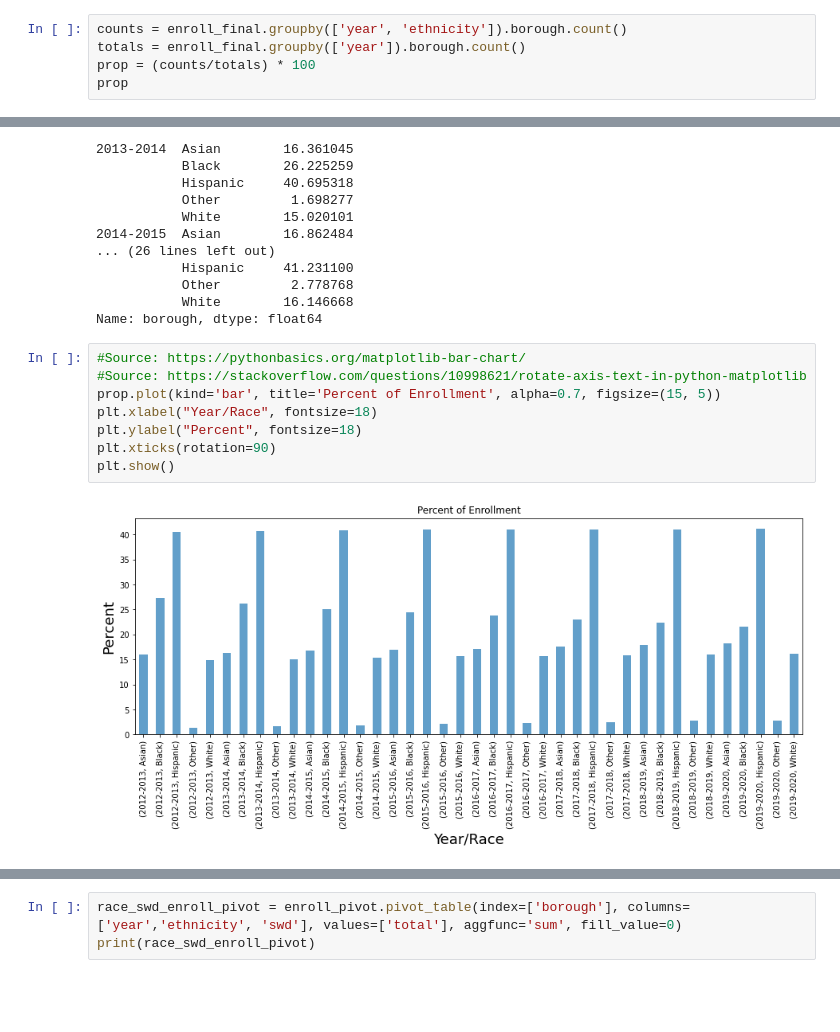
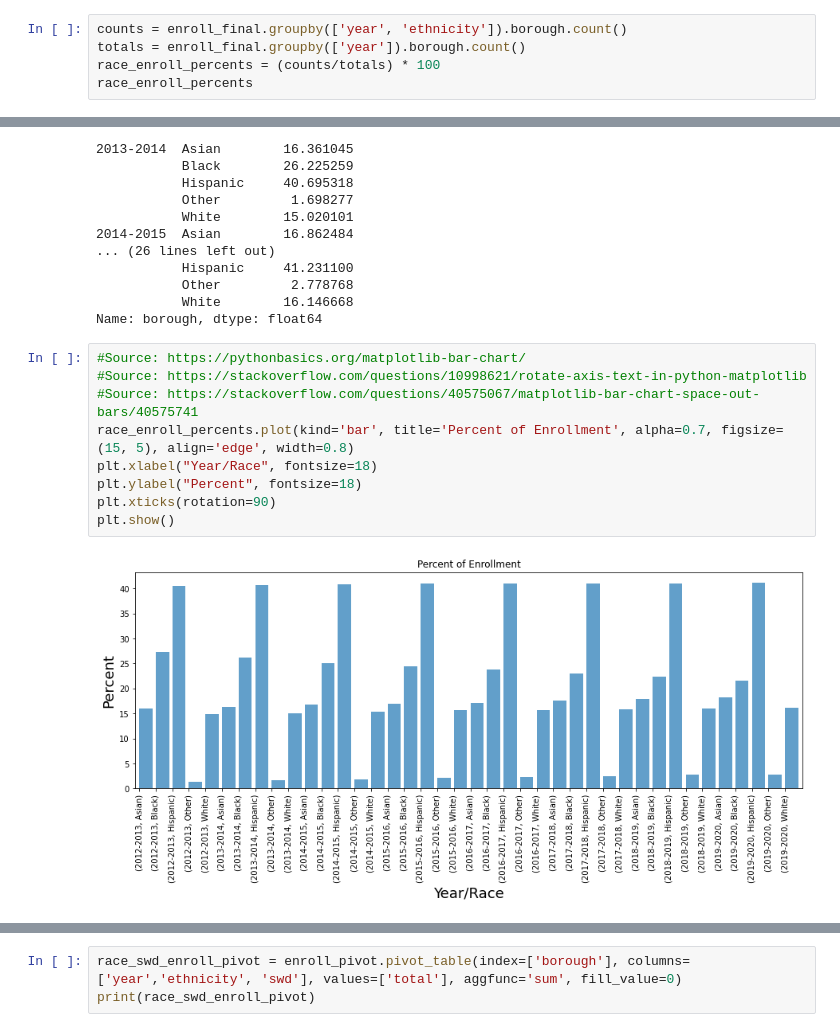
Before and after one commit to hdbedwell/Exploring_Disproportionality, a Jupyter notebook: 12142020 Disproportionality Analysis.ipynb, the cells around one changed output, grey strips where cells are left out. Drawn from its saved outputs; the diff is of its cells as text; blank space fills up the shorter version.

```diff
--- a/12142020 Disproportionality Analysis.ipynb
+++ b/12142020 Disproportionality Analysis.ipynb
@@ -182,8 +182,8 @@ enroll_final.groupby(['year', 'ethnicity']).total.sum().plot(kind='bar', alpha=0
 # %%
 counts = enroll_final.groupby(['year', 'ethnicity']).borough.count()
 totals = enroll_final.groupby(['year']).borough.count()
-prop = (counts/totals) * 100
-prop
+race_enroll_percents = (counts/totals) * 100
+race_enroll_percents
 # %% [output]
 year       ethnicity
 2012-2013  Asian        16.071474
@@ -205,10 +205,11 @@ Name: borough, dtype: float64
 # %%
 #Source: https://pythonbasics.org/matplotlib-bar-chart/
 #Source: https://stackoverflow.com/questions/10998621/rotate-axis-text-in-python-matplotlib
-prop.plot(kind='bar', title='Percent of Enrollment', alpha=0.7, figsize=(15, 5))
+#Source: https://stackoverflow.com/questions/40575067/matplotlib-bar-chart-space-out-bars/40575741
+race_enroll_percents.plot(kind='bar', title='Percent of Enrollment', alpha=0.7, figsize=(15, 5), align='edge', width=0.8)
 plt.xlabel("Year/Race", fontsize=18)
 plt.ylabel("Percent", fontsize=18)
 plt.xticks(rotation=90)
 plt.show()
 # %% [output]
-[figure, old version]
+[figure, new version]
```
Also changed, not shown: parts of 41 cells of this notebook.
